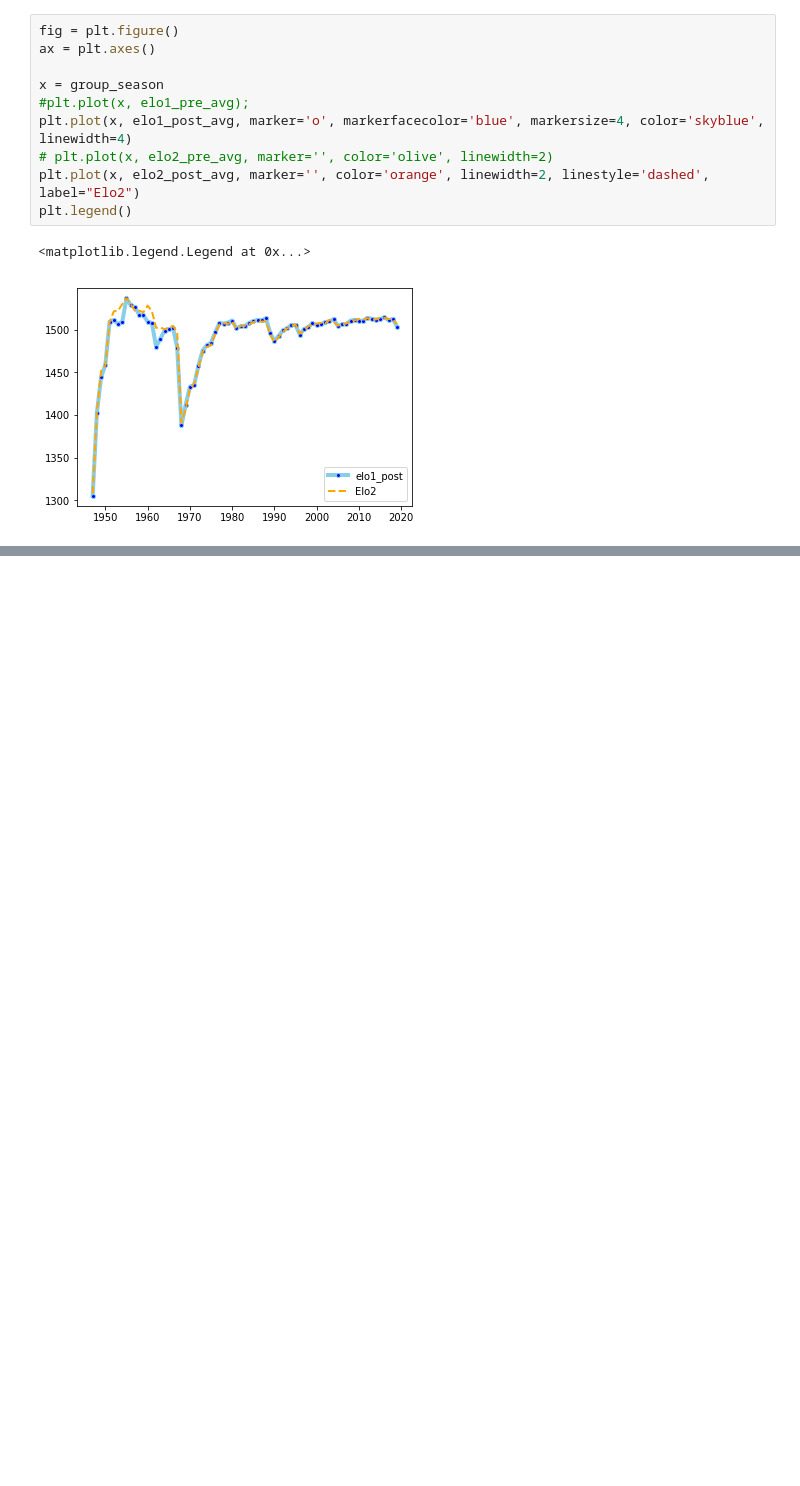
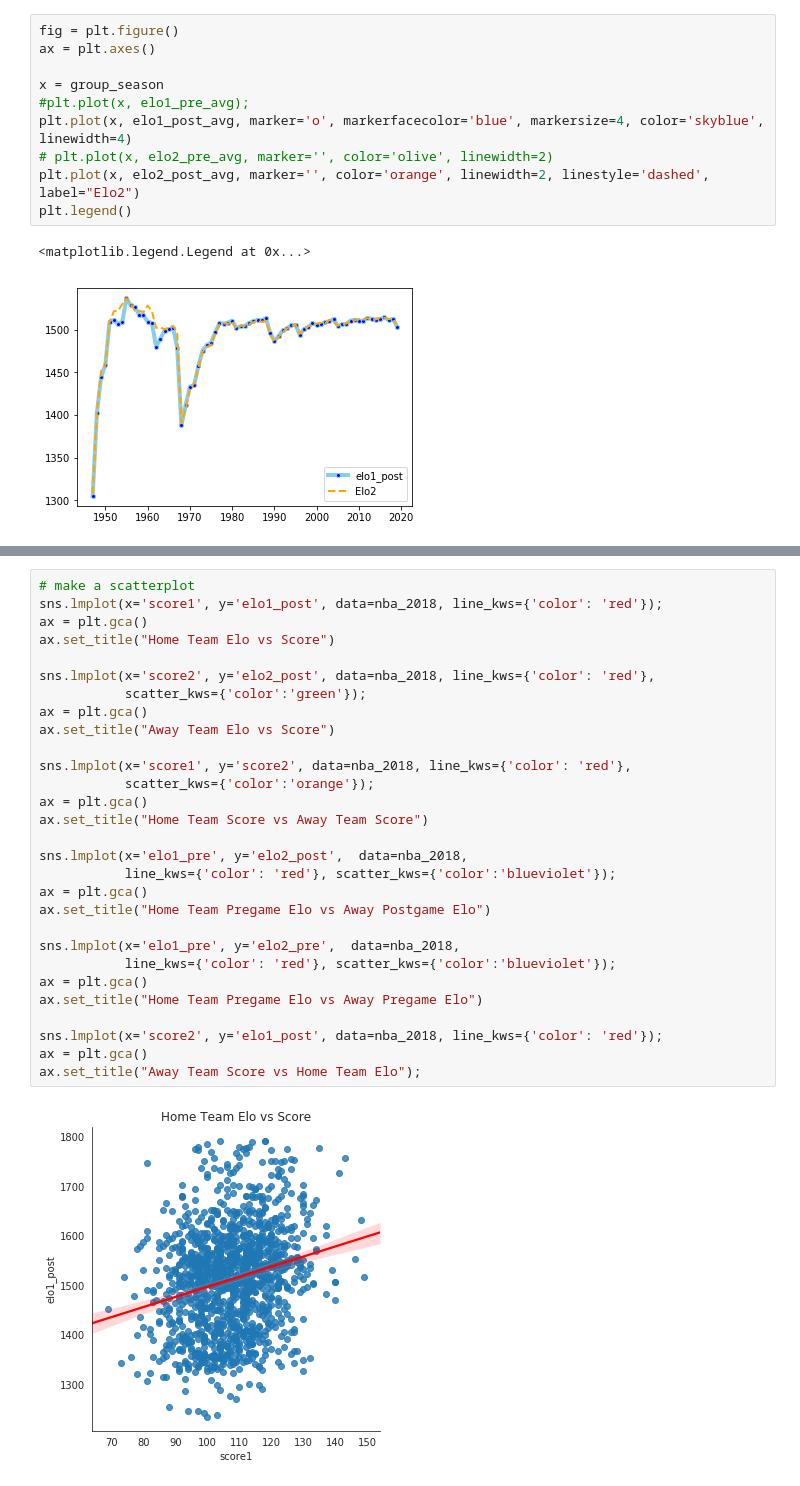
Before and after one commit to hughjafro/DS-Sprint-5-Project-Week, a Jupyter notebook: DS_151_Project_Playground.ipynb, the cells around one changed output, grey strips where cells are left out. Cells and saved outputs as stored; diff of their text form; blank space fills up the shorter version.

```diff
--- a/DS_151_Project_Playground.ipynb
+++ b/DS_151_Project_Playground.ipynb
@@ -323,0 +346,31 @@ plt.show()
+# %%
+# make a scatterplot
+sns.lmplot(x='score1', y='elo1_post', data=nba_2018, line_kws={'color': 'red'});
+ax = plt.gca()
+ax.set_title("Home Team Elo vs Score")
+
+sns.lmplot(x='score2', y='elo2_post', data=nba_2018, line_kws={'color': 'red'},
+           scatter_kws={'color':'green'});
+ax = plt.gca()
+ax.set_title("Away Team Elo vs Score")
+
+sns.lmplot(x='score1', y='score2', data=nba_2018, line_kws={'color': 'red'},
+           scatter_kws={'color':'orange'});
+ax = plt.gca()
+ax.set_title("Home Team Score vs Away Team Score")
+
+sns.lmplot(x='elo1_pre', y='elo2_post',  data=nba_2018,
+           line_kws={'color': 'red'}, scatter_kws={'color':'blueviolet'});
+ax = plt.gca()
+ax.set_title("Home Team Pregame Elo vs Away Postgame Elo")
+
+sns.lmplot(x='elo1_pre', y='elo2_pre',  data=nba_2018,
+           line_kws={'color': 'red'}, scatter_kws={'color':'blueviolet'});
+ax = plt.gca()
+ax.set_title("Home Team Pregame Elo vs Away Pregame Elo")
+
+sns.lmplot(x='score2', y='elo1_post', data=nba_2018, line_kws={'color': 'red'});
+ax = plt.gca()
+ax.set_title("Away Team Score vs Home Team Elo");
+# %% [output]
+[figure, added]
```
Also changed, not shown: parts of 11 cells of this notebook.
